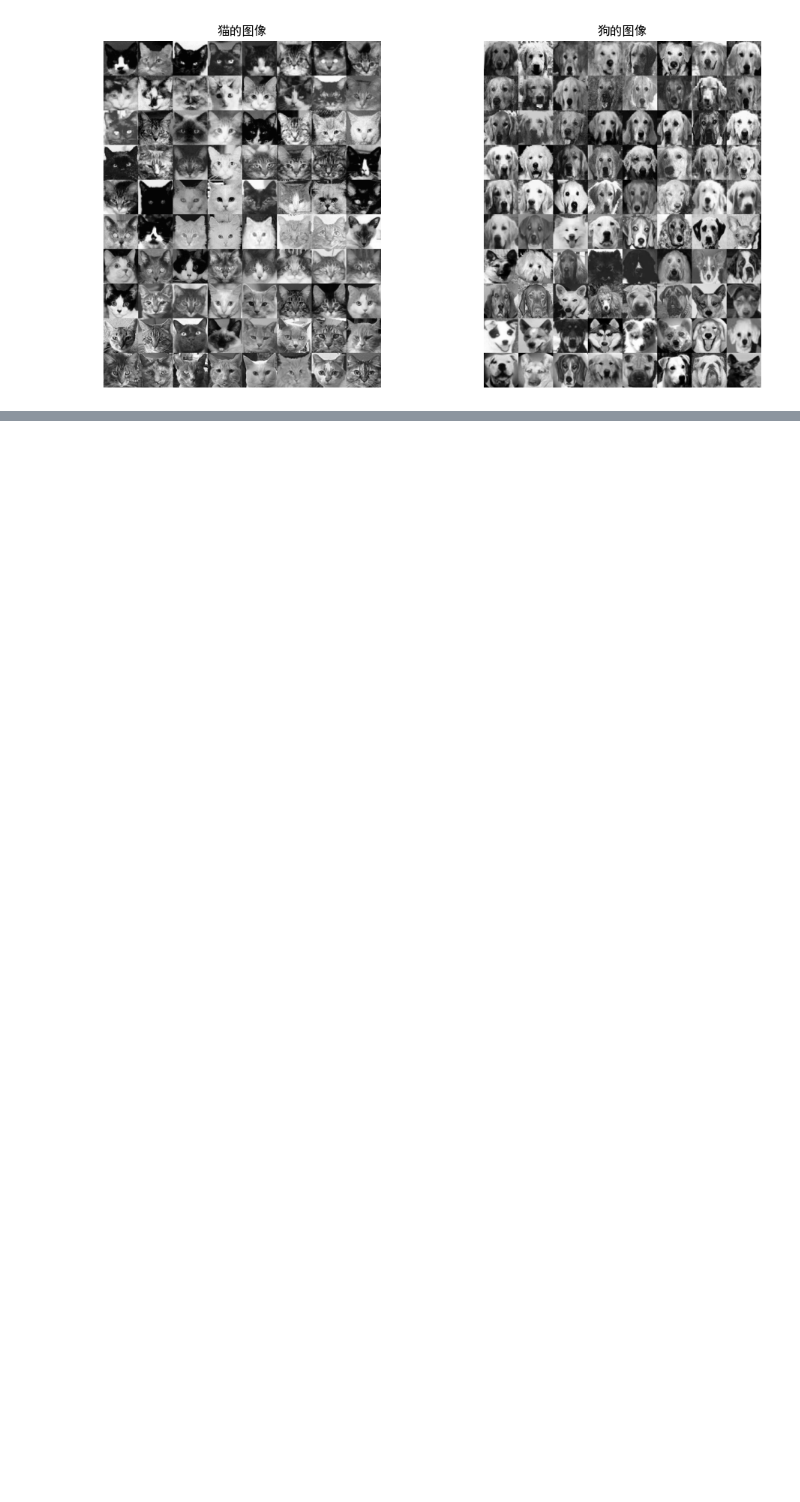
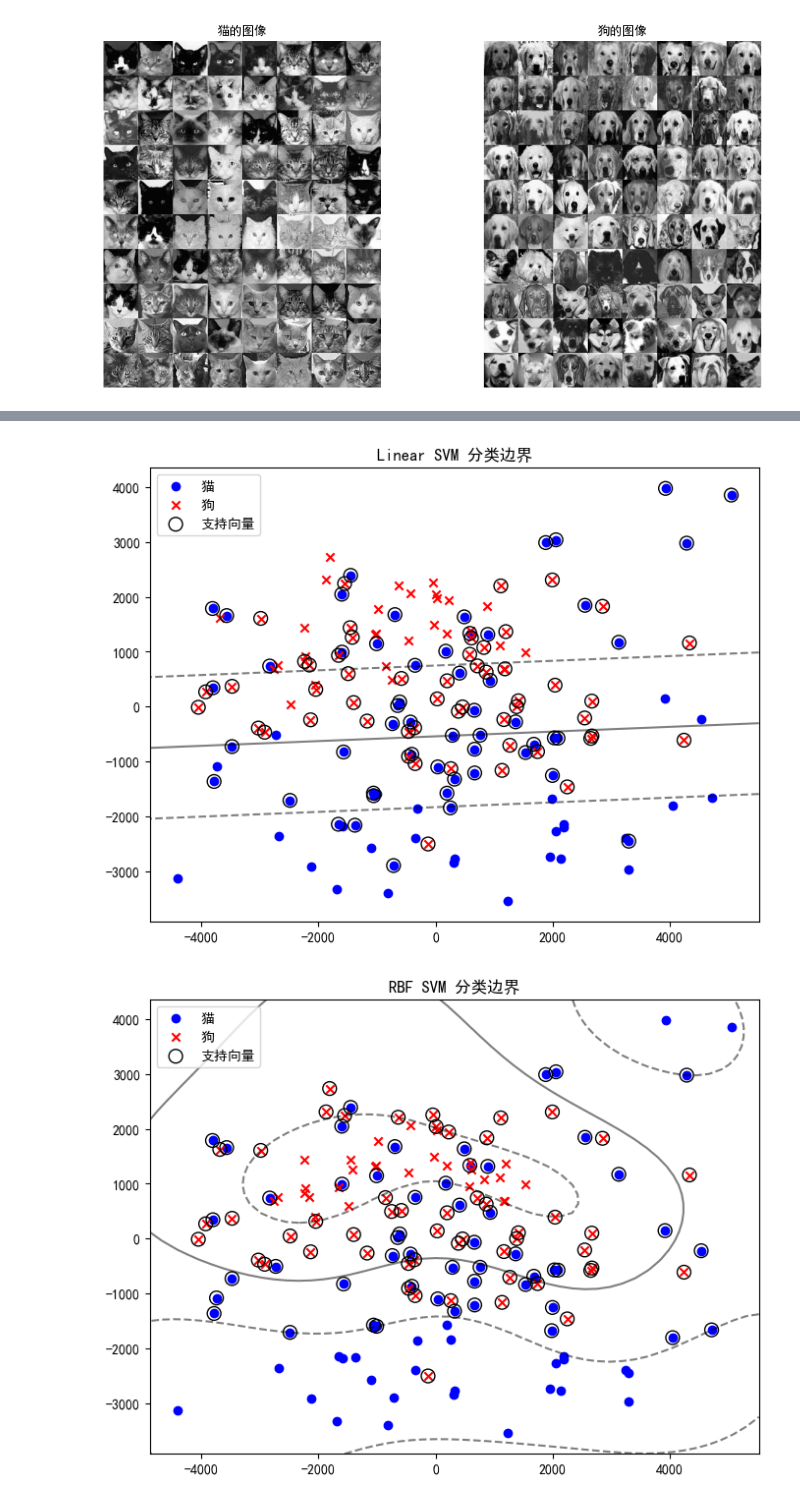
Before and after one commit to W-ayang/Junior_course, a Jupyter notebook: 机器学习/实验/实验三/py.ipynb, the cells around one changed output, grey strips where cells are left out. Cells and saved outputs as stored; diff of their text form; code cells hidden in the pictures; blank space fills up the shorter version.

```diff
--- a/机器学习/实验/实验三/py.ipynb
+++ b/机器学习/实验/实验三/py.ipynb
@@ -128,0 +104,57 @@ X = pca.fit_transform(X)
+# %%
+import numpy as np
+import matplotlib.pyplot as plt
+from sklearn import svm
+from sklearn.decomposition import PCA
+from sklearn.model_selection import GridSearchCV
+from sklearn.metrics import accuracy_score
+
+# 创建一个PCA对象并设置要降到的维度
+pca = PCA(n_components=2)
+
+# 对数据进行PCA降维
+X_pca = pca.fit_transform(X)
+
+# 训练线性核SVM模型
+linear_svm = svm.SVC(kernel='linear')
+linear_svm.fit(X_pca, y)
+
+# 训练RBF核SVM模型
+rbf_svm = svm.SVC(kernel='rbf')
+rbf_svm.fit(X_pca, y)
+
+# 绘制决策边界和支持向量
+def plot_svm_decision_boundary(svm_model, title, X, y):
+    plt.figure(figsize=(8, 6))
+    # 绘制样本点，用不同的颜色和标记表示猫和狗
+    plt.scatter(X[y == 1][:, 0], X[y == 1][:, 1], color='blue', marker='o', label='猫')
+    plt.scatter(X[y == -1][:, 0], X[y == -1][:, 1], color='red', marker='x', label='狗')
+
+    # 绘制决策边界
+    ax = plt.gca()
+    xlim = ax.get_xlim()
+    ylim = ax.get_ylim()
+
+    xx, yy = np.meshgrid(np.linspace(xlim[0], xlim[1], 50),
+                         np.linspace(ylim[0], ylim[1], 50))
+    Z = svm_model.decision_function(np.c_[xx.ravel(), yy.ravel()])
+    Z = Z.reshape(xx.shape)
+
+    plt.contour(xx, yy, Z, colors='k', levels=[-1, 0, 1], alpha=0.5, linestyles=['--', '-', '--'])
+
+    # 绘制支持向量
+    plt.scatter(svm_model.support_vectors_[:, 0], svm_model.support_vectors_[:, 1], s=100,
+                linewidth=1, facecolors='none', edgecolors='k', label='支持向量')
+
+    plt.title(title)
+    plt.legend()
+    plt.show()
+
+# 绘制线性核SVM的决策边界和支持向量
+plot_svm_decision_boundary(linear_svm, "Linear SVM 分类边界", X_pca, y)
+
+# 绘制RBF核SVM的决策边界和支持向量
+plot_svm_decision_boundary(rbf_svm, "RBF SVM 分类边界", X_pca, y)
+# %% [output]
+[figure, added]
+[figure, added]
```
Also changed, not shown: parts of 12 cells of this notebook, 16 other files.
